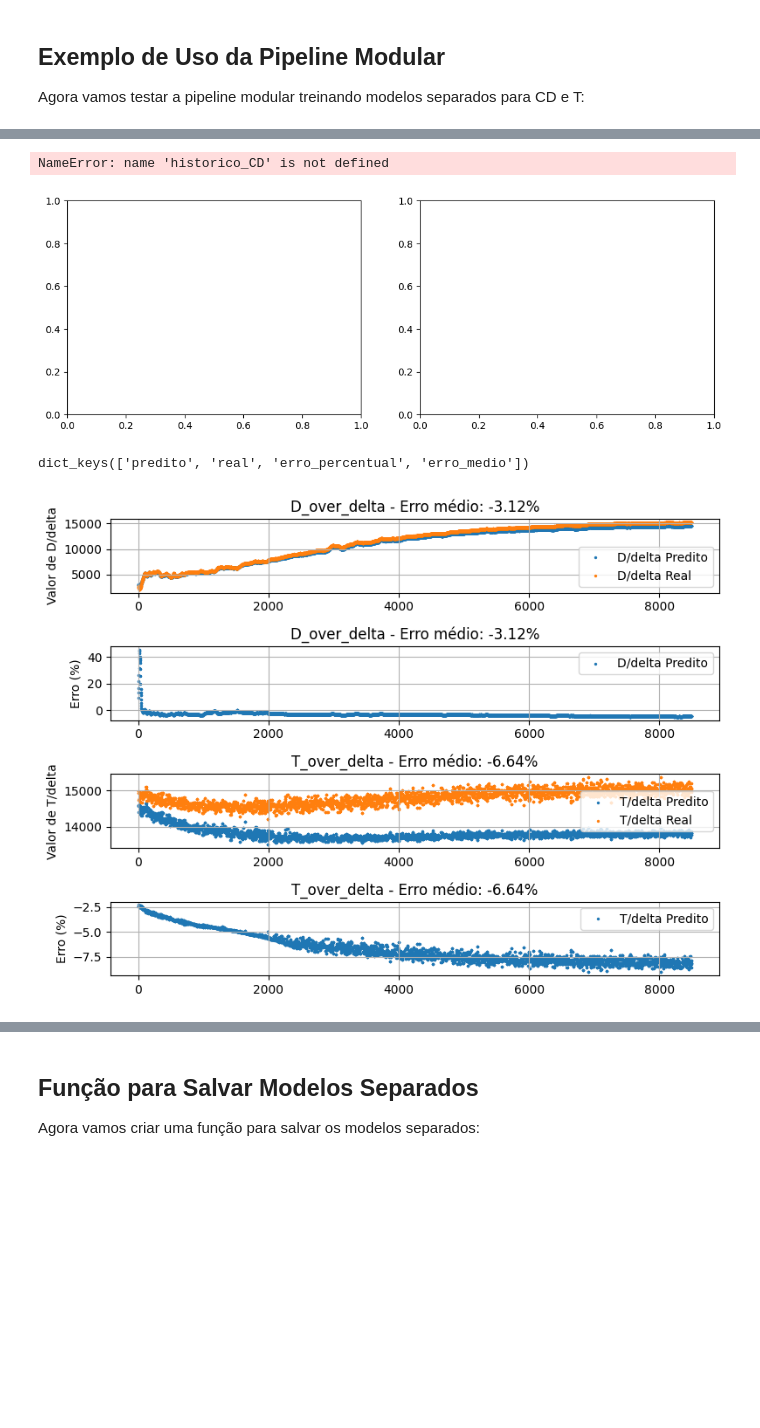
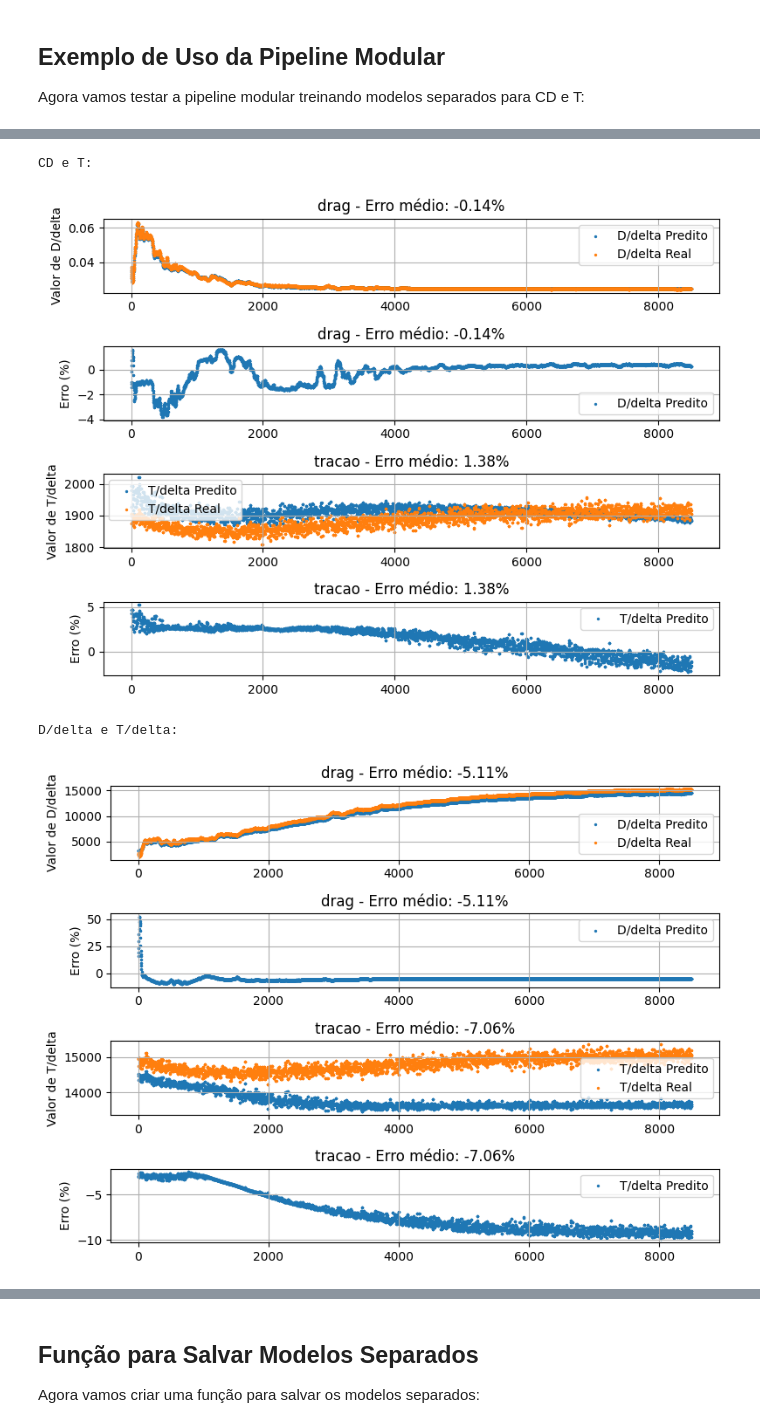
Before and after one commit to ymarcal/PMG, a Jupyter notebook: scriptPMG.ipynb, the cells around one changed output, grey strips where cells are left out. Cells and saved outputs as stored; diff of their text form; code cells hidden in the pictures; blank space fills up the shorter version.

```diff
--- a/scriptPMG.ipynb
+++ b/scriptPMG.ipynb
@@ -392,74 +443,84 @@ Erro médio soma D_over_delta+T_over_delta: -5.14%
 # %%
-# Visualizar histórico de treinamento dos modelos separados
-fig, (ax1, ax2) = plt.subplots(1, 2, figsize=(12, 4))
+# # Visualizar histórico de treinamento dos modelos separados
+# fig, (ax1, ax2) = plt.subplots(1, 2, figsize=(12, 4))
 
-# Histórico do modelo CD
-pd.DataFrame(historico_CD.history).plot(ax=ax1, title='Histórico de Treinamento - Modelo CD')
-ax1.grid(True)
+# # Histórico do modelo CD
+# pd.DataFrame(historico_CD.history).plot(ax=ax1, title='Histórico de Treinamento - Modelo CD')
+# ax1.grid(True)
 
-# Histórico do modelo T
-pd.DataFrame(historico_T.history).plot(ax=ax2, title='Histórico de Treinamento - Modelo T')
-ax2.grid(True)
+# # Histórico do modelo T
+# pd.DataFrame(historico_T.history).plot(ax=ax2, title='Histórico de Treinamento - Modelo T')
+# ax2.grid(True)
 
-plt.tight_layout()
-plt.show()
+# plt.tight_layout()
+# plt.show()
-# %% [output]
-NameError: name 'historico_CD' is not defined
-[figure, removed]
-# %%
-print(resultados['D_over_delta'].keys())
-# %% [output]
-dict_keys(['predito', 'real', 'erro_percentual', 'erro_medio'])
 # %%
 # Visualizar resultados dos modelos separados
-def exibir_resultados_separados(resultados):
+import string
+
+
+def exibir_resultados_separados(resultados, abordagem):
     """
     Exibe gráficos comparativos para os modelos separados
     """
+
+    drag_pred=resultados['drag']['predito']
+    drag_real=resultados['drag']['real']
+    erro_drag=resultados['drag']['erro_percentual']
+    tracao_pred=resultados['tracao']['predito']
+    tracao_real=resultados['tracao']['real']
+    erro_tracao=resultados['tracao']['erro_percentual']
+
     fig, axs = plt.subplots(4, 1, figsize=(8,6))
 
     index = prepara_df('test')['No. OBS.'].astype(int)
     sz=2
 
-    axs[0].scatter(index, resultados['D_over_delta']['predito'], sz, label='D/delta Predito')
-    axs[0].scatter(index, resultados['D_over_delta']['real'], sz, label='D/delta Real')
+    axs[0].scatter(index, drag_pred, sz, label='D/delta Predito')
+    axs[0].scatter(index, drag_real, sz, label='D/delta Real')
     axs[0].set_title('Comparação de D Real vs. Predito')
     axs[0].set_ylabel('Valor de D/delta')
-    axs[0].set_title(f'D_over_delta - Erro médio: {resultados["D_over_delta"]["erro_medio"]:.2f}%')
+    axs[0].set_title(f'drag - Erro médio: {resultados["drag"]["erro_medio"]:.2f}%')
     axs[0].legend()
-    # plt.xlim(0,300)
+    # plt.xlim(6000,8000)
     axs[0].grid(True)
 
-    axs[1].scatter(index, resultados['D_over_delta']['erro_percentual'], sz, label='D/delta Predito')
+    axs[1].scatter(index, erro_drag, sz, label='D/delta Predito')
     axs[1].set_title('Erro percentual de D/delta')
     axs[1].set_ylabel('Erro (%)')
-    axs[1].set_title(f'D_over_delta - Erro médio: {resultados["D_over_delta"]["erro_medio"]:.2f}%')
+    axs[1].set_title(f'drag - Erro médio: {resultados["drag"]["erro_medio"]:.2f}%')
     axs[1].legend()
-    # plt.xlim(0,300)
+    # plt.xlim(6000,8000)
     axs[1].grid(True)
 
-    axs[2].scatter(index, resultados['T_over_delta']['predito'], sz, label='T/delta Predito')
-    axs[2].scatter(index, resultados['T_over_delta']['real'], sz, label='T/delta Real')
+    axs[2].scatter(index, tracao_pred, sz, label='T/delta Predito')
+    axs[2].scatter(index, tracao_real, sz, label='T/delta Real')
     axs[2].set_title('Comparação de T Real vs. Predito')
     axs[2].set_ylabel('Valor de T/delta')
-    axs[2].set_title(f'T_over_delta - Erro médio: {resultados["T_over_delta"]["erro_medio"]:.2f}%')
+    axs[2].set_title(f'tracao - Erro médio: {resultados["tracao"]["erro_medio"]:.2f}%')
     axs[2].legend()
-    # plt.xlim(0,300)
+    # plt.xlim(6000,8000)
     axs[2].grid(True)
 
-    axs[3].scatter(index, resultados['T_over_delta']['erro_percentual'], sz, label='T/delta Predito')
+    axs[3].scatter(index, erro_tracao, sz, label='T/delta Predito')
     axs[3].set_title('Erro percentual de T/delta')
     axs[3].set_ylabel('Erro (%)')
-    axs[3].set_title(f'T_over_delta - Erro médio: {resultados["T_over_delta"]["erro_medio"]:.2f}%')
+    axs[3].set_title(f'tracao - Erro médio: {resultados["tracao"]["erro_medio"]:.2f}%')
     axs[3].legend()
-    # plt.xlim(0,300)
+    # plt.xlim(6000,8000)
     axs[3].grid(True)
 
     plt.tight_layout()
-    plt.savefig('res.png')
+    plt.savefig(f'{abordagem}.png')
     plt.show()
 
 # Exibir resultados
-exibir_resultados_separados(resultados)
+print('CD e T:')
+exibir_resultados_separados(resultados_CD_T, "CD_T")
+print('D/delta e T/delta:')
+exibir_resultados_separados(resultados_over_delta, "over_delta")
 # %% [output]
+CD e T:
-[figure, old version]
+[figure, new version]
+D/delta e T/delta:
+[figure, added]
```
Also changed, not shown: parts of 6 cells of this notebook.
